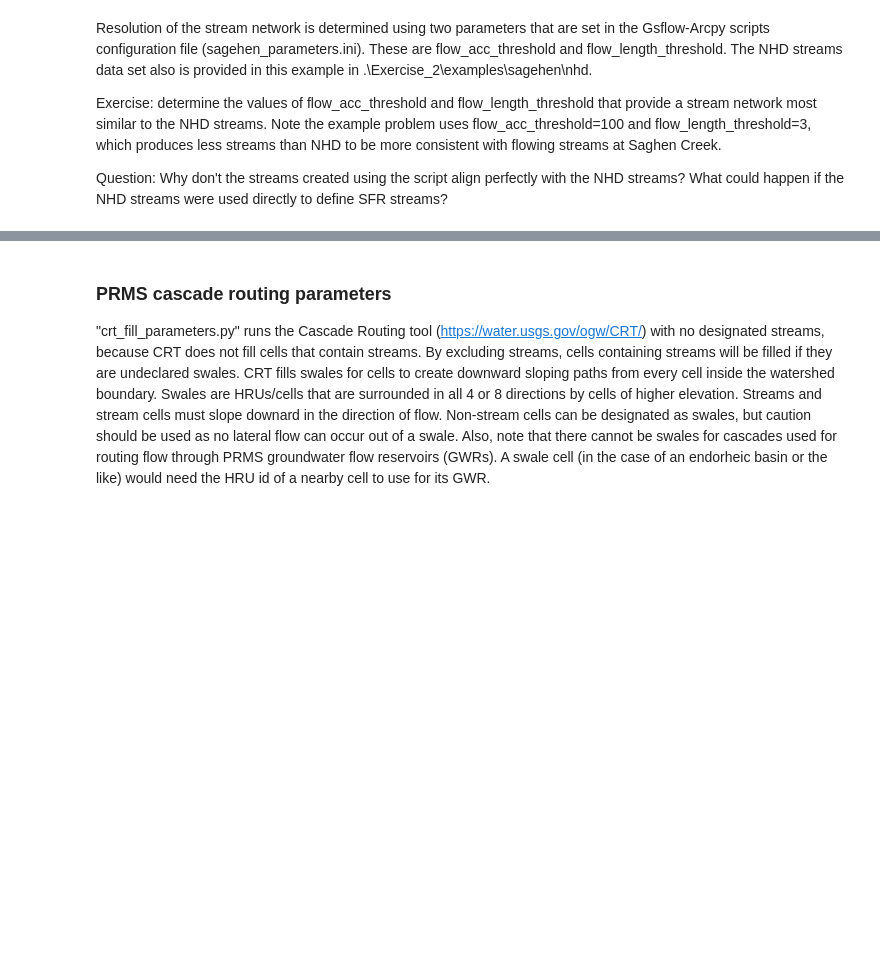
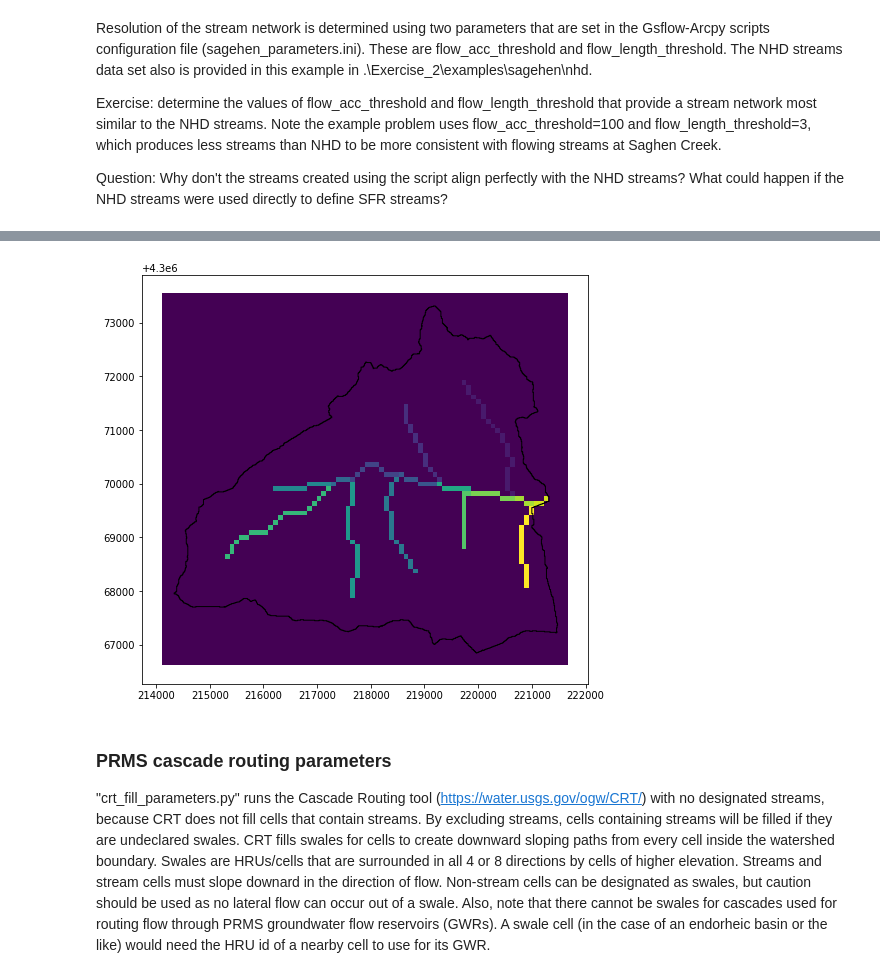
Before and after one commit to rniswon/gsflowID2447_classrepo, a Jupyter notebook: exercises/saghen_prms/notebook/gsflow_sagehen.ipynb, the cells around one changed output, grey strips where cells are left out. Cells and saved outputs as stored; diff of their text form; code cells hidden in the pictures; blank space fills up the shorter version.

```diff
--- a/exercises/saghen_prms/notebook/gsflow_sagehen.ipynb
+++ b/exercises/saghen_prms/notebook/gsflow_sagehen.ipynb
@@ -161,10 +163,11 @@ Running dem_2_streams.py also generates a shape file of the streams as lines for
 # %%
 fig, ax = plt.subplots()
 ax.set_aspect('equal')
-fn1=r"C:\Users\rniswon\Documents\Data\Git\gsflowID2447_classrepo\exercises\saghen_prms\examples\sagehen\shapefiles\watershed_proj.shp"
-fn2=r"C:\Users\rniswon\Documents\Data\Git\gsflowID2447_classrepo\exercises\saghen_prms\examples\sagehen\hru_params\hru_params.shp"
+fn1=r"..\examples\sagehen\shapefiles\watershed_proj.shp"
+fn2=r"..\examples\sagehen\hru_params\hru_params.shp"
 boundary=geopandas.read_file(fn1)
 streams=geopandas.read_file(fn2)
+plt.rcParams["figure.figsize"] = (8,8)
 streams.plot(column='ISEG',ax=ax, edgecolor='none', linewidth=1.0)
 boundary.plot(ax=ax,color='none', edgecolor='black', linewidth=1.0)
 plt.show()
@@ -181,3 +182,16 @@ Question: Why don't the streams created using the script align perfectly with th
+# %%
+fig, ax = plt.subplots()
+ax.set_aspect('equal')
+fn1=r"..\examples\sagehen\shapefiles\watershed_proj.shp"
+fn2=r"..\examples\sagehen\hru_params\hru_params.shp"
+boundary=geopandas.read_file(fn1)
+streams=geopandas.read_file(fn2)
+plt.rcParams["figure.figsize"] = (8,8)
+streams.plot(column='ISEG',ax=ax, edgecolor='none', linewidth=1.0)
+boundary.plot(ax=ax,color='none', edgecolor='black', linewidth=1.0)
+plt.show()
+# %% [output]
+[figure, added]
 # %% [markdown]
 ### PRMS cascade routing parameters
 "crt_fill_parameters.py" runs the Cascade Routing tool (https://water.usgs.gov/ogw/CRT/) with no designated streams, because CRT does not fill cells that contain streams. By excluding streams, cells containing streams will be filled if they are undeclared swales. CRT fills swales for cells to create downward sloping paths from every cell inside the watershed boundary. Swales are HRUs/cells that are surrounded in all 4 or 8 directions by cells of higher elevation. Streams and stream cells must slope downard in the direction of flow. Non-stream cells can be designated as swales, but caution should be used as no lateral flow can occur out of a swale. Also, note that there cannot be swales for cascades used for routing flow through PRMS groundwater flow reservoirs (GWRs). A swale cell (in the case of an endorheic basin or the like) would need the HRU id of a nearby cell to use for its GWR.
```
Also changed, not shown: parts of 12 cells of this notebook, 2 other files.
